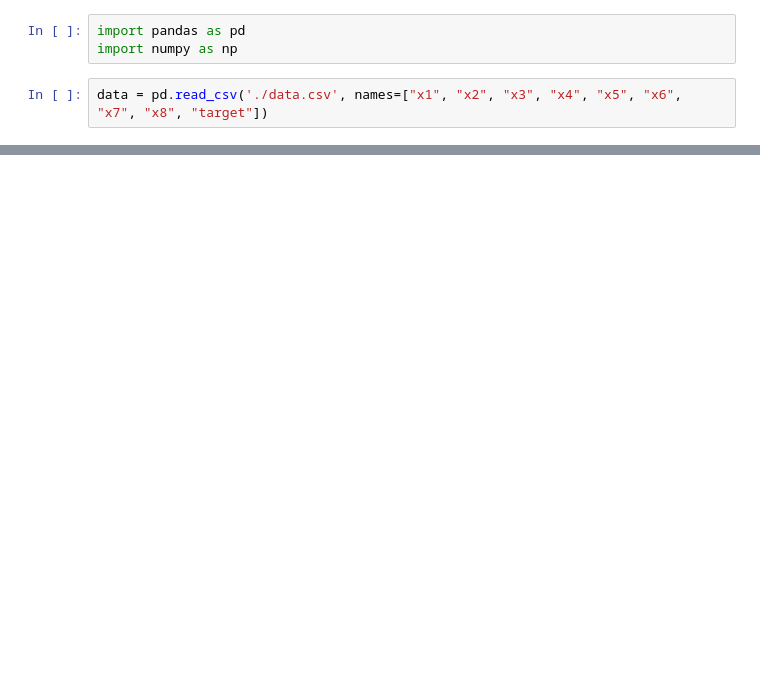
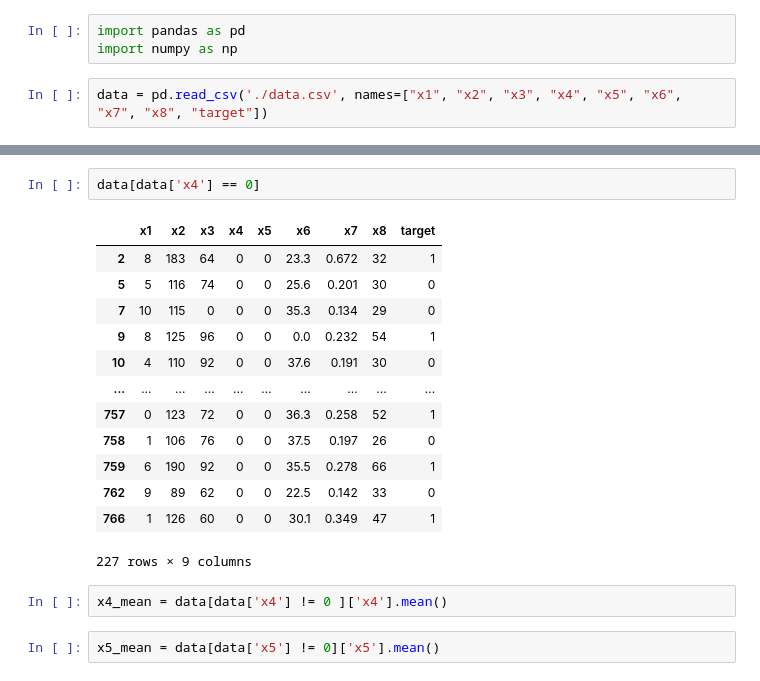
Before and after one commit to MohammadMahdiS/ML_Intro_Project, a Jupyter notebook: 11/11.ipynb, the cells around one changed output, grey strips where cells are left out. Cells and saved outputs as stored; diff of their text form; blank space fills up the shorter version.

```diff
--- a/11/11.ipynb
+++ b/11/11.ipynb
@@ -21,0 +109,20 @@ data
+# %%
+data[data['x4'] == 0]
+# %% [output]
+|  | x1 | x2 | x3 | x4 | x5 | x6 | x7 | x8 | target |
+| 2 | 8 | 183 | 64 | 0 | 0 | 23.3 | 0.672 | 32 | 1 |
+| 5 | 5 | 116 | 74 | 0 | 0 | 25.6 | 0.201 | 30 | 0 |
+| 7 | 10 | 115 | 0 | 0 | 0 | 35.3 | 0.134 | 29 | 0 |
+| 9 | 8 | 125 | 96 | 0 | 0 | 0.0 | 0.232 | 54 | 1 |
+| 10 | 4 | 110 | 92 | 0 | 0 | 37.6 | 0.191 | 30 | 0 |
+| ... | ... | ... | ... | ... | ... | ... | ... | ... | ... |
+| 757 | 0 | 123 | 72 | 0 | 0 | 36.3 | 0.258 | 52 | 1 |
+| 758 | 1 | 106 | 76 | 0 | 0 | 37.5 | 0.197 | 26 | 0 |
+| 759 | 6 | 190 | 92 | 0 | 0 | 35.5 | 0.278 | 66 | 1 |
+| 762 | 9 | 89 | 62 | 0 | 0 | 22.5 | 0.142 | 33 | 0 |
+| 766 | 1 | 126 | 60 | 0 | 0 | 30.1 | 0.349 | 47 | 1 |
+227 rows × 9 columns
+# %%
+x4_mean = data[data['x4'] != 0 ]['x4'].mean()
+# %%
+x5_mean = data[data['x5'] != 0]['x5'].mean()
```
Also changed, not shown: parts of 19 cells of this notebook, 9 other files.
